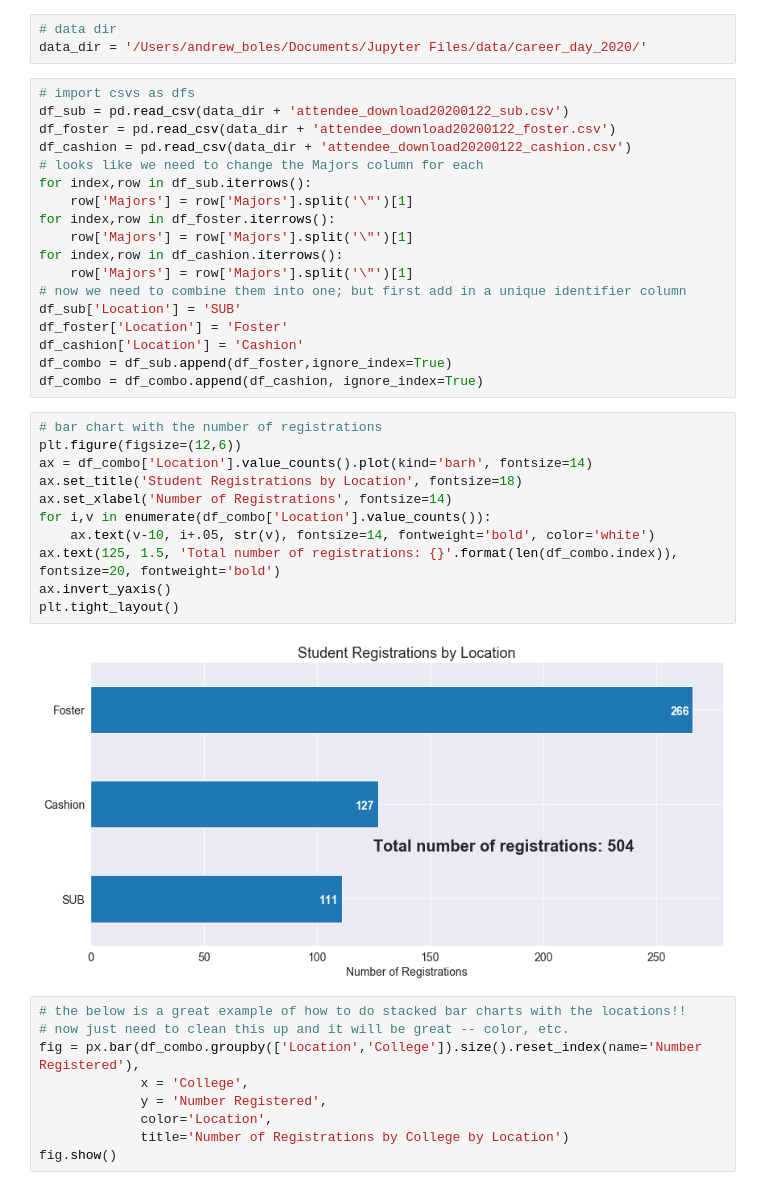
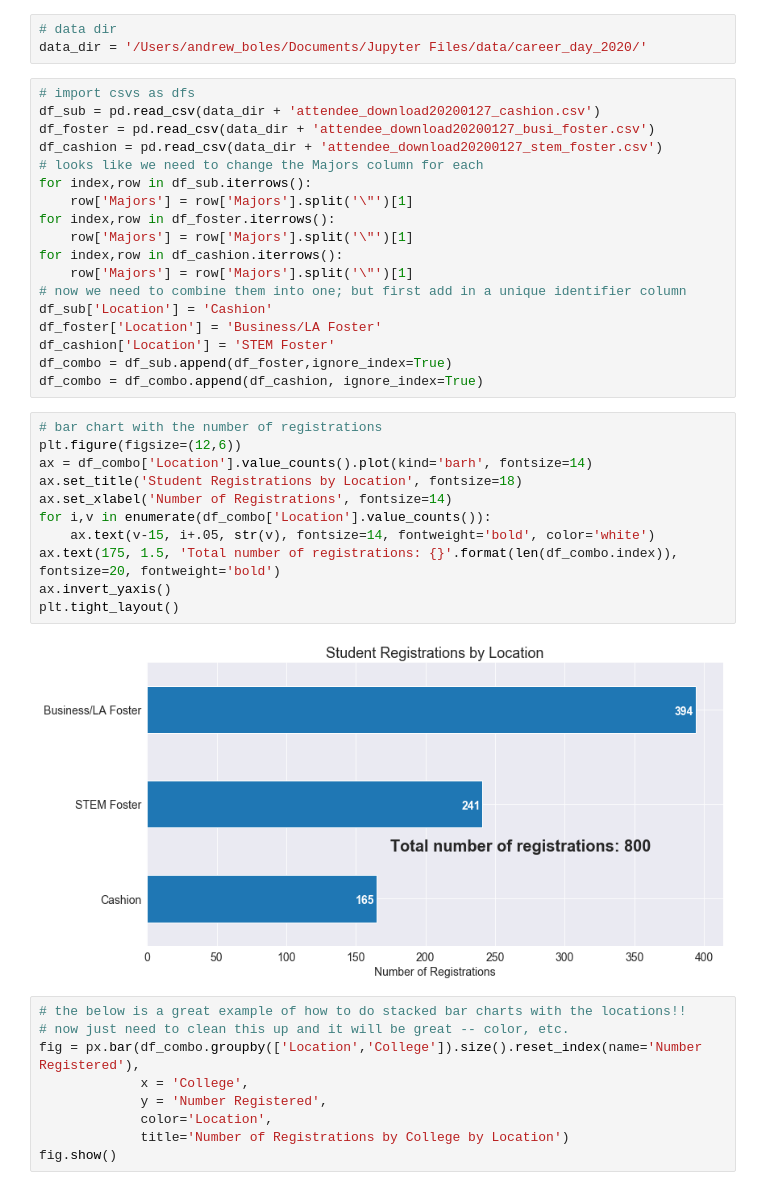
Before and after one commit to AKBoles/Jupyter-Notebook-Reports, a Jupyter notebook: Career Day 2020 Student Registration Report.ipynb, the cells around one changed output. Saved outputs shown, nothing was run; the diff lists cells and outputs as text.

Commit message:
updated data files

```diff
--- a/Career Day 2020 Student Registration Report.ipynb
+++ b/Career Day 2020 Student Registration Report.ipynb
@@ -36,9 +36,9 @@ sns.set_style('darkgrid')
 data_dir = '/Users/andrew_boles/Documents/Jupyter Files/data/career_day_2020/'
 # %%
 # import csvs as dfs
-df_sub = pd.read_csv(data_dir + 'attendee_download20200122_sub.csv')
-df_foster = pd.read_csv(data_dir + 'attendee_download20200122_foster.csv')
-df_cashion = pd.read_csv(data_dir + 'attendee_download20200122_cashion.csv')
+df_sub = pd.read_csv(data_dir + 'attendee_download20200127_cashion.csv')
+df_foster = pd.read_csv(data_dir + 'attendee_download20200127_busi_foster.csv')
+df_cashion = pd.read_csv(data_dir + 'attendee_download20200127_stem_foster.csv')
 # looks like we need to change the Majors column for each
 for index,row in df_sub.iterrows():
     row['Majors'] = row['Majors'].split('\"')[1]
@@ -47,24 +47,24 @@ for index,row in df_foster.iterrows():
 for index,row in df_cashion.iterrows():
     row['Majors'] = row['Majors'].split('\"')[1]
 # now we need to combine them into one; but first add in a unique identifier column
-df_sub['Location'] = 'SUB'
-df_foster['Location'] = 'Foster'
-df_cashion['Location'] = 'Cashion'
+df_sub['Location'] = 'Cashion'
+df_foster['Location'] = 'Business/LA Foster'
+df_cashion['Location'] = 'STEM Foster'
 df_combo = df_sub.append(df_foster,ignore_index=True)
 df_combo = df_combo.append(df_cashion, ignore_index=True)
 # %%
 # bar chart with the number of registrations
 plt.figure(figsize=(12,6))
 ax = df_combo['Location'].value_counts().plot(kind='barh', fontsize=14)
 ax.set_title('Student Registrations by Location', fontsize=18)
 ax.set_xlabel('Number of Registrations', fontsize=14)
 for i,v in enumerate(df_combo['Location'].value_counts()):
-    ax.text(v-10, i+.05, str(v), fontsize=14, fontweight='bold', color='white')
-ax.text(125, 1.5, 'Total number of registrations: {}'.format(len(df_combo.index)), fontsize=20, fontweight='bold')
+    ax.text(v-15, i+.05, str(v), fontsize=14, fontweight='bold', color='white')
+ax.text(175, 1.5, 'Total number of registrations: {}'.format(len(df_combo.index)), fontsize=20, fontweight='bold')
 ax.invert_yaxis()
 plt.tight_layout()
 # %% [output]
-[figure, old version]
+[figure, new version]
 # %%
 # the below is a great example of how to do stacked bar charts with the locations!!
 # now just need to clean this up and it will be great -- color, etc.
```
Also changed, not shown: parts of 7 cells of this notebook.
